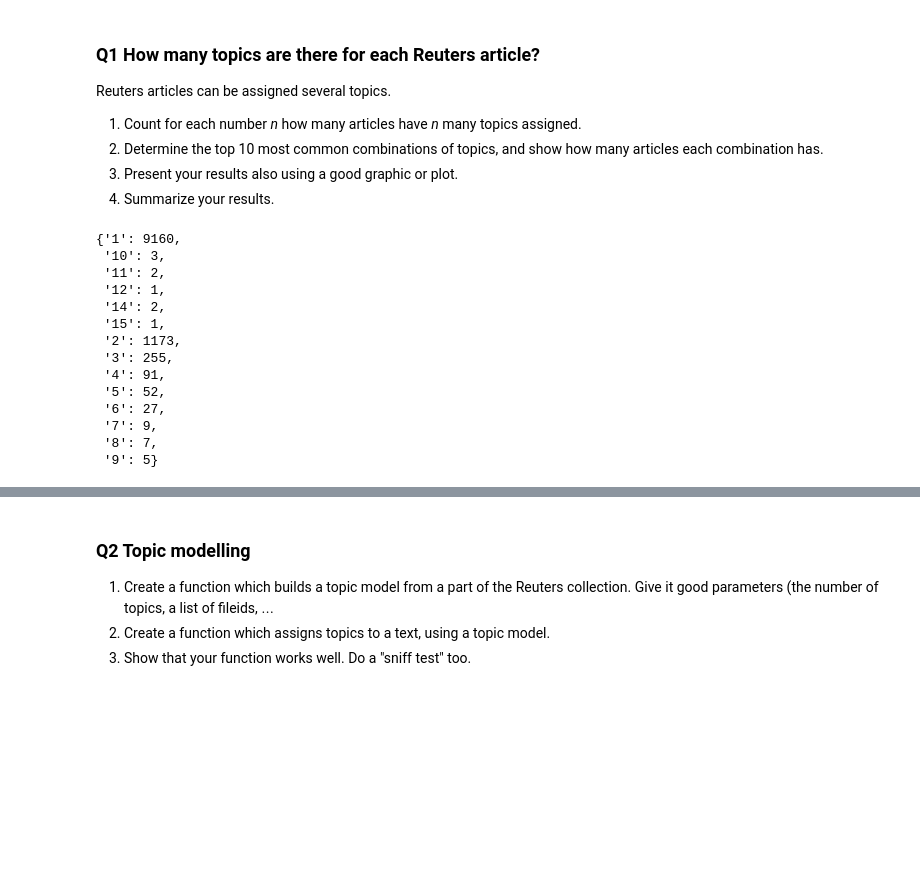
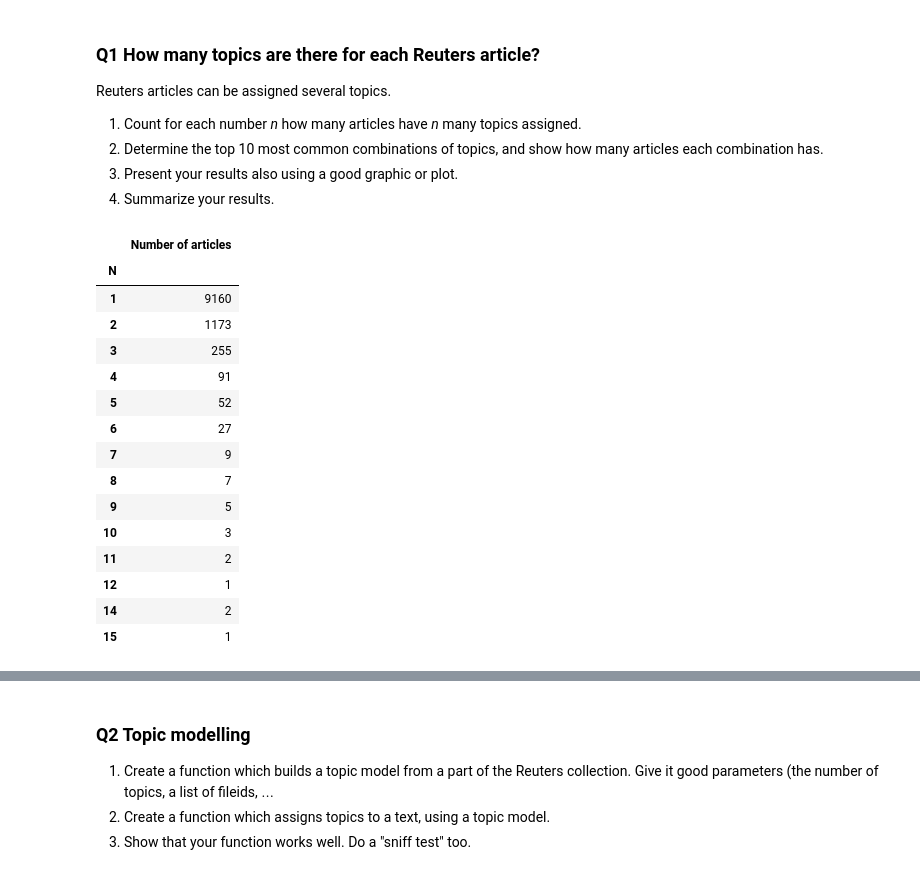
Before and after one commit to jvriemsdijk/Data-science, a Jupyter notebook: Opdrachten/week 6/10441913_10430121_week6.ipynb, the cells around one changed output, grey strips where cells are left out. Cells and saved outputs as stored; diff of their text form; code cells hidden in the pictures; blank space fills up the shorter version.

```diff
--- a/Opdrachten/week 6/10441913_10430121_week6.ipynb
+++ b/Opdrachten/week 6/10441913_10430121_week6.ipynb
@@ -73,27 +73,33 @@ Reuters articles can be assigned several topics.
 4. Summarize your results.
 # %%
 # 1. Count for each number of topics how many articles have so many topics assigned.
-catDict = {}
+nCatDict = {}
 for fileid in reuters.fileids():
 
-    if str(len(reuters.categories(fileid))) in catDict.keys():
-        catDict[str(len(reuters.categories(fileid)))] += 1
+    if len(reuters.categories(fileid)) in nCatDict.keys():
+        nCatDict[len(reuters.categories(fileid))] += 1
     else:
-        catDict[str(len(reuters.categories(fileid)))] = 1
+        nCatDict[(len(reuters.categories(fileid)))] = 1
 
-catDict
+nCatDF = pd.DataFrame.from_dict(nCatDict, orient='index')
+nCatDF.index.name = 'N'
+nCatDF.columns = ['Number of articles']
+nCatDF.sort_index()
+nCatDF
 # %% [output]
-{'1': 9160,
- '10': 3,
- '11': 2,
- '12': 1,
- '14': 2,
- '15': 1,
- '2': 1173,
- '3': 255,
- '4': 91,
- '5': 52,
- '6': 27,
- '7': 9,
- '8': 7,
- '9': 5}
+|  | Number of articles |
+| N |  |
+| 1 | 9160 |
+| 2 | 1173 |
+| 3 | 255 |
+| 4 | 91 |
+| 5 | 52 |
+| 6 | 27 |
+| 7 | 9 |
+| 8 | 7 |
+| 9 | 5 |
+| 10 | 3 |
+| 11 | 2 |
+| 12 | 1 |
+| 14 | 2 |
+| 15 | 1 |
```
Also changed, not shown: parts of 4 cells of this notebook.
